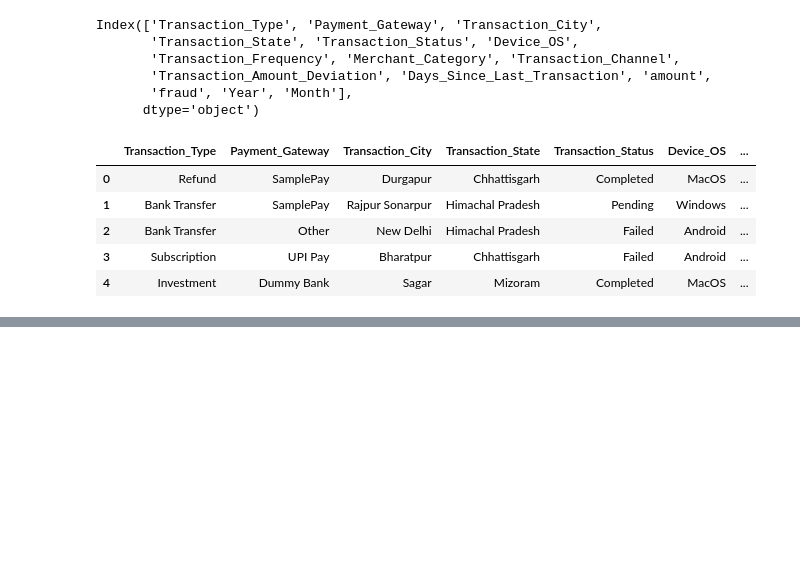
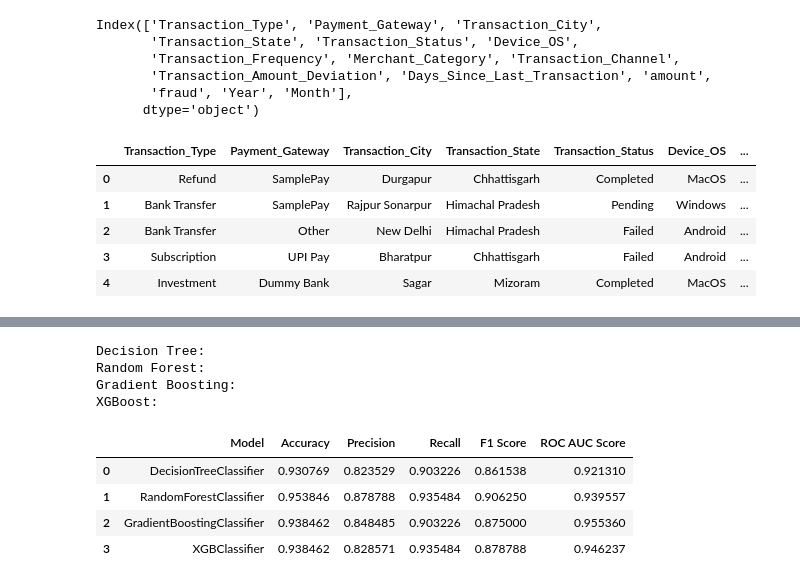
Before and after one commit to TimeTraveller09/Fraud_Detection, a Jupyter notebook: EDA.ipynb, the cells around one changed output, grey strips where cells are left out. Saved outputs shown, nothing was run; the diff lists cells and outputs as text; code cells hidden in the pictures; blank space fills up the shorter version.

```diff
--- a/EDA.ipynb
+++ b/EDA.ipynb
@@ -456,0 +698,3 @@ fig.show()
+# %%
+X = data.drop('fraud', axis=1)
+y = data['fraud']
@@ -456,0 +716,65 @@ fig.show()
+# %%
+from imblearn.over_sampling import SMOTE
+X_train, X_test, y_train, y_test = train_test_split(X_scaled, y, test_size=0.2, random_state=42, stratify=y)
+smote = SMOTE()
+X_res, y_res = SMOTE().fit_resample(X, y)
+
+X_train_res, y_train_res = smote.fit_resample(X_train, y_train)
+# %%
+import pandas as pd
+from sklearn.model_selection import train_test_split
+from sklearn.metrics import accuracy_score, precision_score, recall_score, f1_score, roc_auc_score
+from sklearn.tree import DecisionTreeClassifier
+from sklearn.ensemble import RandomForestClassifier, GradientBoostingClassifier
+from xgboost import XGBClassifier
+
+
+def evaluate_model(model, X_test, y_test):
+    y_pred = model.predict(X_test)
+    y_prob = model.predict_proba(X_test)[:, 1]  # Get probabilities for the positive class
+
+    # Compute metrics
+    accuracy = accuracy_score(y_test, y_pred)
+    precision = precision_score(y_test, y_pred)
+    recall = recall_score(y_test, y_pred)
+    f1 = f1_score(y_test, y_pred)
+    roc_auc = roc_auc_score(y_test, y_prob)
+
+    return {
+        'Model': type(model).__name__,
+        'Accuracy': accuracy,
+        'Precision': precision,
+        'Recall': recall,
+        'F1 Score': f1,
+        'ROC AUC Score': roc_auc
+    }
+
+models = {
+    'Decision Tree': DecisionTreeClassifier(),
+    'Random Forest': RandomForestClassifier(),
+    'Gradient Boosting': GradientBoostingClassifier(),
+    'XGBoost': XGBClassifier(),
+}
+
+results = []
+
+for model_name, model in models.items():
+    print(model_name + ":")
+    model.fit(X_train_res , y_train_res)
+    metrics = evaluate_model(model, X_test, y_test)
+    results.append(metrics)
+
+
+df_results = pd.DataFrame(results)
+
+df_results
+# %% [output]
+Decision Tree:
+Random Forest:
+Gradient Boosting:
+XGBoost:
+|  | Model | Accuracy | Precision | Recall | F1 Score | ROC AUC Score |
+| 0 | DecisionTreeClassifier | 0.930769 | 0.823529 | 0.903226 | 0.861538 | 0.921310 |
+| 1 | RandomForestClassifier | 0.953846 | 0.878788 | 0.935484 | 0.906250 | 0.939557 |
+| 2 | GradientBoostingClassifier | 0.938462 | 0.848485 | 0.903226 | 0.875000 | 0.955360 |
+| 3 | XGBClassifier | 0.938462 | 0.828571 | 0.935484 | 0.878788 | 0.946237 |
```
Also changed, not shown: parts of 25 cells of this notebook.
